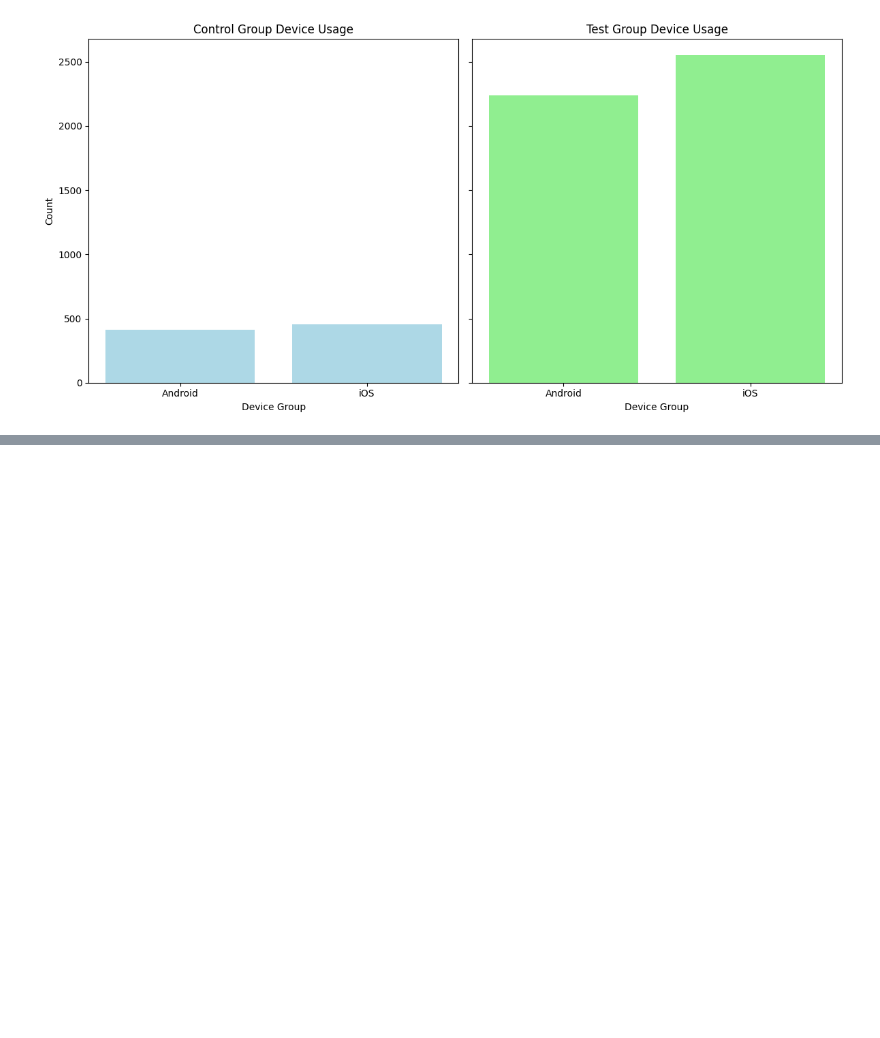
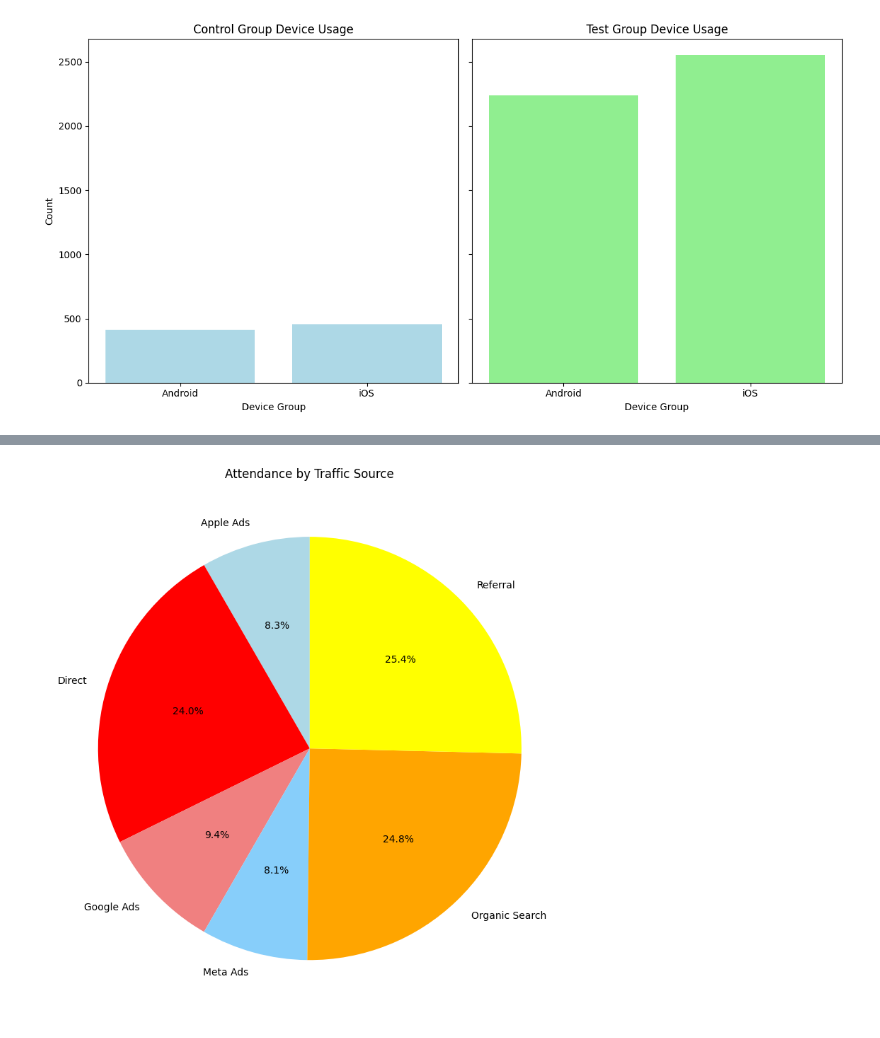
Before and after one commit to Ismat-Samadov/kyla_ProductAnalyst, a Jupyter notebook: task.ipynb, the cells around one changed output, grey strips where cells are left out. Cells and saved outputs as stored; diff of their text form; code cells hidden in the pictures; blank space fills up the shorter version.

```diff
--- a/task.ipynb
+++ b/task.ipynb
@@ -494,3 +494,13 @@ plt.tight_layout()
 plt.show()
 # %% [output]
 [figure]
+# %%
+# Grouping by traffic source and filtering by "Attended" status to analyze which traffic source led to more attended appointments
+attendance_by_traffic_source = merged_data[merged_data['appointment_status'] == 'Attended']\
+    .groupby('traffic_source').size().reset_index(name='attendance_count')
+
+# Sorting by attendance count from highest to lowest
+attendance_by_traffic_source_sorted = attendance_by_traffic_source.sort_values(by='attendance_count', ascending=False)
+
+# Display the results
+attendance_by_traffic_source_sorted
@@ -496,0 +515,14 @@ plt.show()
+# %%
+# Calculate percentage for each traffic source
+attendance_by_traffic_source['percentage'] = (attendance_by_traffic_source['attendance_count'] / attendance_by_traffic_source['attendance_count'].sum()) * 100
+
+# Plotting a pie chart with rounded percentages
+plt.figure(figsize=(8, 8))
+plt.pie(attendance_by_traffic_source['percentage'], labels=attendance_by_traffic_source['traffic_source'],
+        autopct='%1.1f%%', startangle=90, colors=['lightblue', 'red', 'lightcoral', 'lightskyblue', 'orange', 'yellow'])
+
+plt.title('Attendance by Traffic Source')
+plt.tight_layout()
+plt.show()
+# %% [output]
+[figure, added]
```
Also changed, not shown: parts of 2 cells of this notebook.
